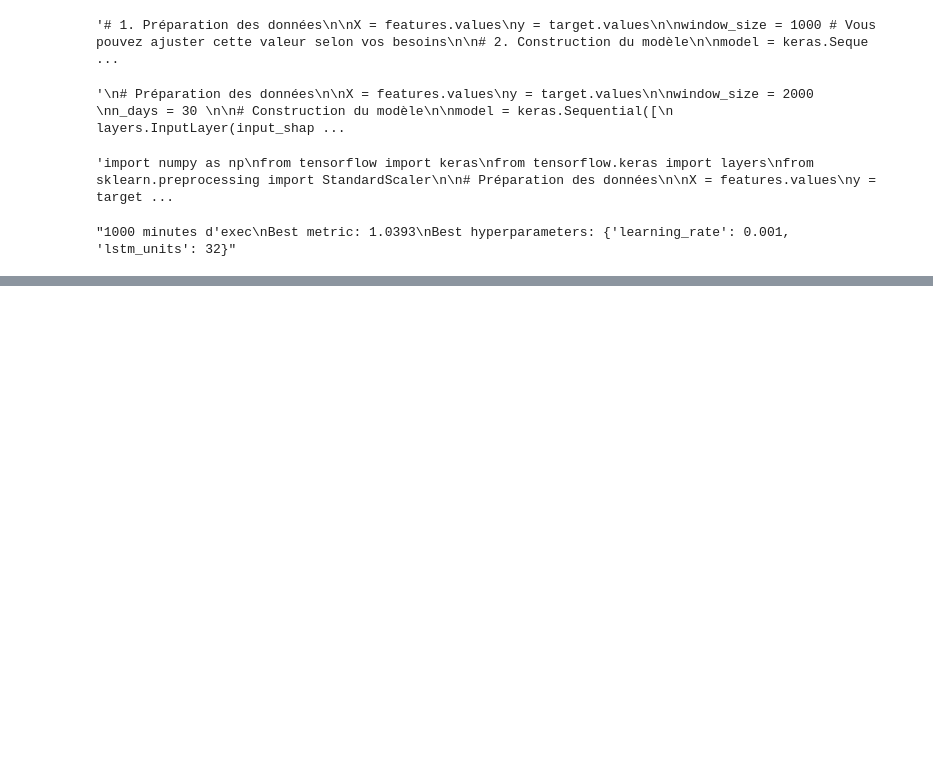
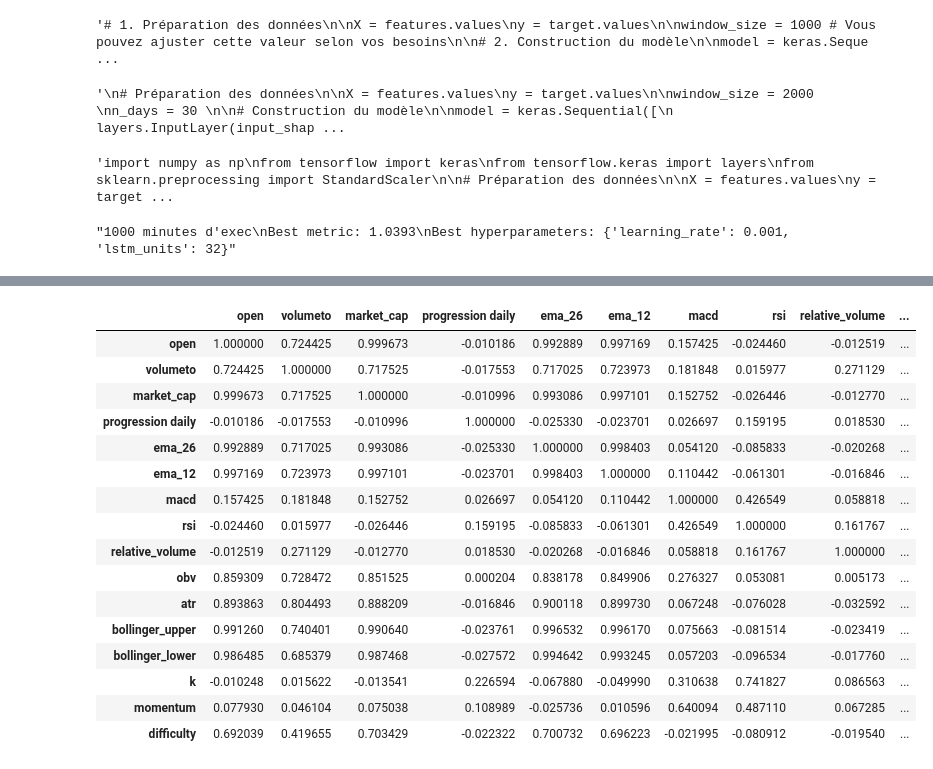
Before and after one commit to ThomasMeb/Alla2, a Jupyter notebook: tests_neural_network.ipynb, the cells around one changed output, grey strips where cells are left out. Saved outputs shown, nothing was run; the diff lists cells and outputs as text; code cells hidden in the pictures; blank space fills up the shorter version.

```diff
--- a/tests_neural_network.ipynb
+++ b/tests_neural_network.ipynb
@@ -382,0 +399,27 @@ Accuracy: 0.5369
+# %%
+import pandas as pd
+import seaborn as sns
+import matplotlib.pyplot as plt
+
+# Calculer la matrice de corrélation
+corr_matrix = features.corr()
+
+corr_matrix
+# %% [output]
+|  | open | volumeto | market_cap | progression daily | ema_26 | ema_12 | macd | rsi | relative_volume | ... |
+| open | 1.000000 | 0.724425 | 0.999673 | -0.010186 | 0.992889 | 0.997169 | 0.157425 | -0.024460 | -0.012519 | ... |
+| volumeto | 0.724425 | 1.000000 | 0.717525 | -0.017553 | 0.717025 | 0.723973 | 0.181848 | 0.015977 | 0.271129 | ... |
+| market_cap | 0.999673 | 0.717525 | 1.000000 | -0.010996 | 0.993086 | 0.997101 | 0.152752 | -0.026446 | -0.012770 | ... |
+| progression daily | -0.010186 | -0.017553 | -0.010996 | 1.000000 | -0.025330 | -0.023701 | 0.026697 | 0.159195 | 0.018530 | ... |
+| ema_26 | 0.992889 | 0.717025 | 0.993086 | -0.025330 | 1.000000 | 0.998403 | 0.054120 | -0.085833 | -0.020268 | ... |
+| ema_12 | 0.997169 | 0.723973 | 0.997101 | -0.023701 | 0.998403 | 1.000000 | 0.110442 | -0.061301 | -0.016846 | ... |
+| macd | 0.157425 | 0.181848 | 0.152752 | 0.026697 | 0.054120 | 0.110442 | 1.000000 | 0.426549 | 0.058818 | ... |
+| rsi | -0.024460 | 0.015977 | -0.026446 | 0.159195 | -0.085833 | -0.061301 | 0.426549 | 1.000000 | 0.161767 | ... |
+| relative_volume | -0.012519 | 0.271129 | -0.012770 | 0.018530 | -0.020268 | -0.016846 | 0.058818 | 0.161767 | 1.000000 | ... |
+| obv | 0.859309 | 0.728472 | 0.851525 | 0.000204 | 0.838178 | 0.849906 | 0.276327 | 0.053081 | 0.005173 | ... |
+| atr | 0.893863 | 0.804493 | 0.888209 | -0.016846 | 0.900118 | 0.899730 | 0.067248 | -0.076028 | -0.032592 | ... |
+| bollinger_upper | 0.991260 | 0.740401 | 0.990640 | -0.023761 | 0.996532 | 0.996170 | 0.075663 | -0.081514 | -0.023419 | ... |
+| bollinger_lower | 0.986485 | 0.685379 | 0.987468 | -0.027572 | 0.994642 | 0.993245 | 0.057203 | -0.096534 | -0.017760 | ... |
+| k | -0.010248 | 0.015622 | -0.013541 | 0.226594 | -0.067880 | -0.049990 | 0.310638 | 0.741827 | 0.086563 | ... |
+| momentum | 0.077930 | 0.046104 | 0.075038 | 0.108989 | -0.025736 | 0.010596 | 0.640094 | 0.487110 | 0.067285 | ... |
+| difficulty | 0.692039 | 0.419655 | 0.703429 | -0.022322 | 0.700732 | 0.696223 | -0.021995 | -0.080912 | -0.019540 | ... |
```
Also changed, not shown: parts of 4 cells of this notebook, 1 other file.
